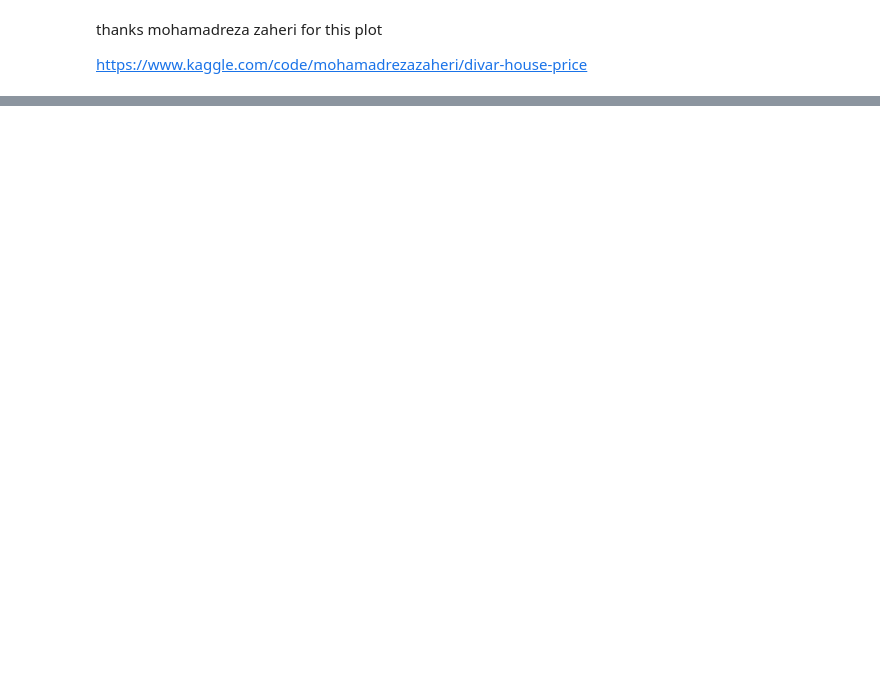
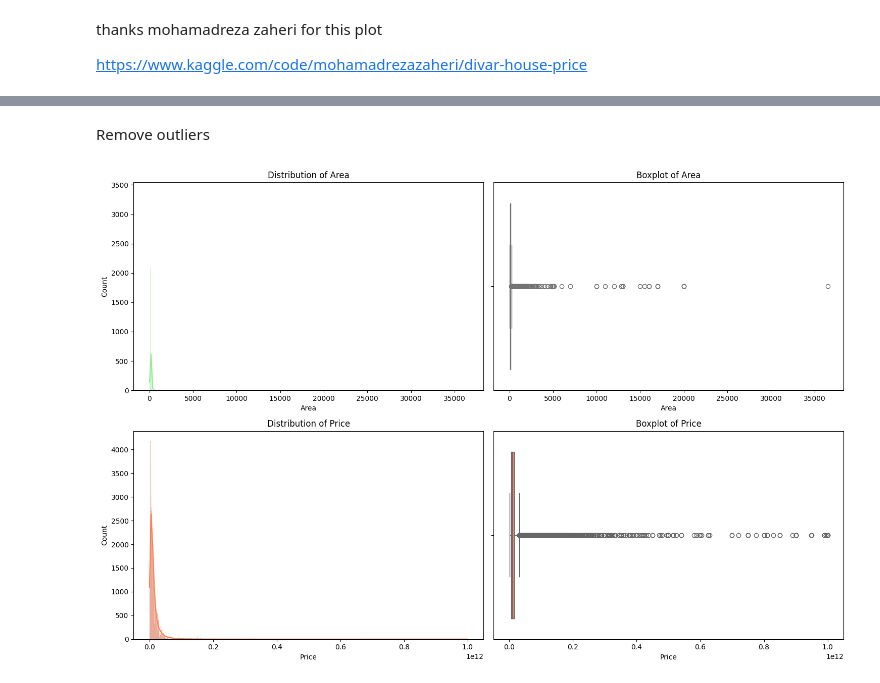
Before and after one commit to pouyaneh/divar-housing-advert, a Jupyter notebook: code.ipynb, the cells around one changed output, grey strips where cells are left out. Drawn from its saved outputs; the diff is of its cells as text; code cells hidden in the pictures; blank space fills up the shorter version.

Commit message:
remove-outlier&relationship-plot

```diff
--- a/code.ipynb
+++ b/code.ipynb
@@ -136,3 +122,7 @@ for idx, row in ads_per_neighborhood.iterrows():
 display(tehran_map)
 # %% [output]
 [interactive output not drawn]
+# %%
+cdf = df[['Area', 'Construction', 'Room', 'Warehouse', 'Parking', 'Elevator','AddressCode', 'Price']].copy()
+# %% [markdown]
+Remove outliers
@@ -138,0 +132,23 @@ display(tehran_map)
+# %%
+plt.figure(figsize=(15, 10))
+
+plt.subplot(2, 2, 1)
+sns.histplot(cdf['Area'], kde=True, color='lightgreen')
+plt.title('Distribution of Area')
+
+plt.subplot(2, 2, 2)
+sns.boxplot(x=cdf['Area'], color='lightgreen')
+plt.title('Boxplot of Area')
+
+plt.subplot(2, 2, 3)
+sns.histplot(cdf['Price'], kde=True, color='coral')
+plt.title('Distribution of Price')
+
+plt.subplot(2, 2, 4)
+sns.boxplot(x=cdf['Price'], color='coral')
+plt.title('Boxplot of Price')
+
+plt.tight_layout()
+plt.show()
+# %% [output]
+[figure, added]
```
Also changed, not shown: parts of 11 cells of this notebook.
